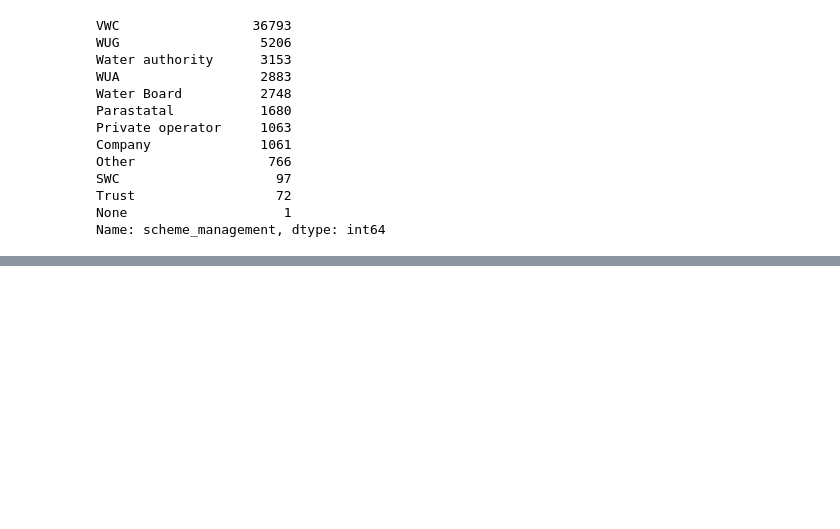
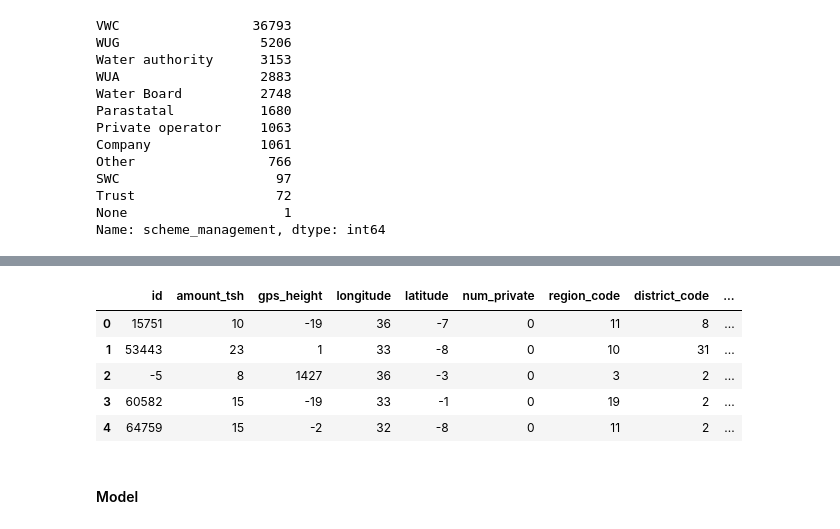
Before and after one commit to learn-co-students/dsc-capstone-project-v2-onl01-dtsc-ft-041320, a Jupyter notebook: CTGAN.ipynb, the cells around one changed output, grey strips where cells are left out. Cells and saved outputs as stored; diff of their text form; code cells hidden in the pictures; blank space fills up the shorter version.

```diff
--- a/CTGAN.ipynb
+++ b/CTGAN.ipynb
@@ -494,0 +468,9 @@ ctgan = CTGANSynthesizer()
+# %%
+X_synth_train_2_select.head()
+# %% [output]
+|  | id | amount_tsh | gps_height | longitude | latitude | num_private | region_code | district_code | ... |
+| 0 | 15751 | 10 | -19 | 36 | -7 | 0 | 11 | 8 | ... |
+| 1 | 53443 | 23 | 1 | 33 | -8 | 0 | 10 | 31 | ... |
+| 2 | -5 | 8 | 1427 | 36 | -3 | 0 | 3 | 2 | ... |
+| 3 | 60582 | 15 | -19 | 33 | -1 | 0 | 19 | 2 | ... |
+| 4 | 64759 | 15 | -2 | 32 | -8 | 0 | 11 | 2 | ... |
@@ -494,0 +489,2 @@ ctgan = CTGANSynthesizer()
+# %% [markdown]
+#### Model
```
Also changed, not shown: parts of 73 cells of this notebook.
